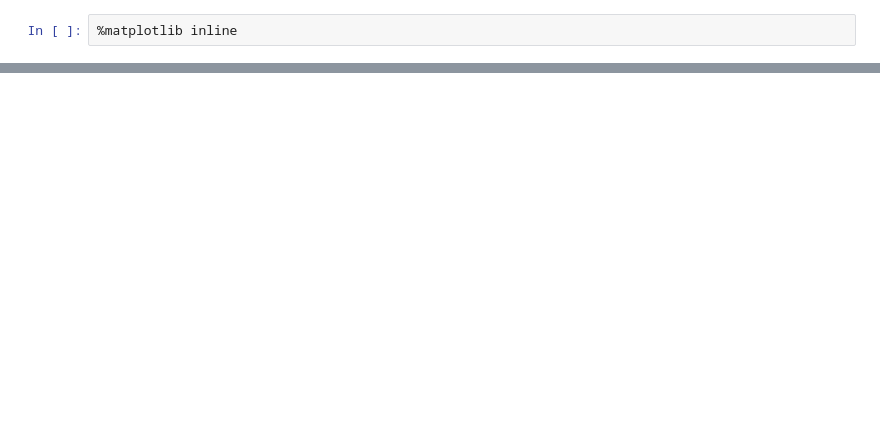
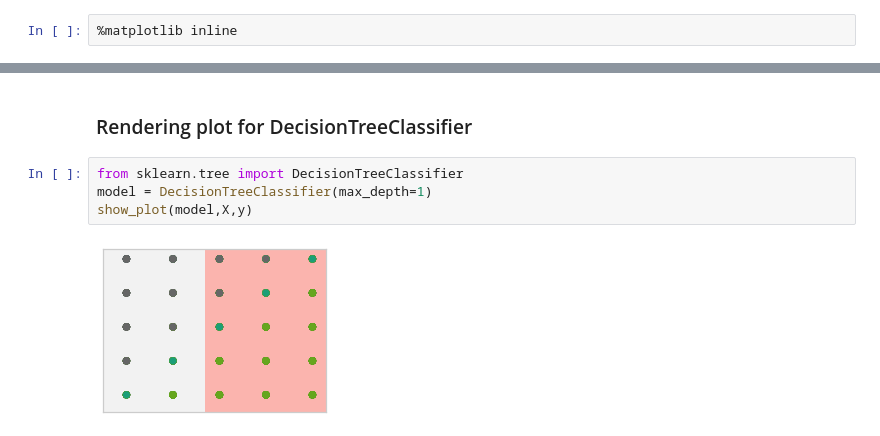
Before and after one commit to DistrictDataLabs/yellowbrick, a Jupyter notebook: examples/balavenkatesan/testing.ipynb, the cells around one changed output, grey strips where cells are left out. Drawn from its saved outputs; the diff is of its cells as text; blank space fills up the shorter version.

```diff
--- a/examples/balavenkatesan/testing.ipynb
+++ b/examples/balavenkatesan/testing.ipynb
@@ -132,0 +126,8 @@ sviz.poof()
+# %% [markdown]
+### Rendering plot for DecisionTreeClassifier
+# %%
+from sklearn.tree import DecisionTreeClassifier
+model = DecisionTreeClassifier(max_depth=1)
+show_plot(model,X,y)
+# %% [output]
+[figure, added]
```
Also changed, not shown: parts of 31 cells of this notebook.
